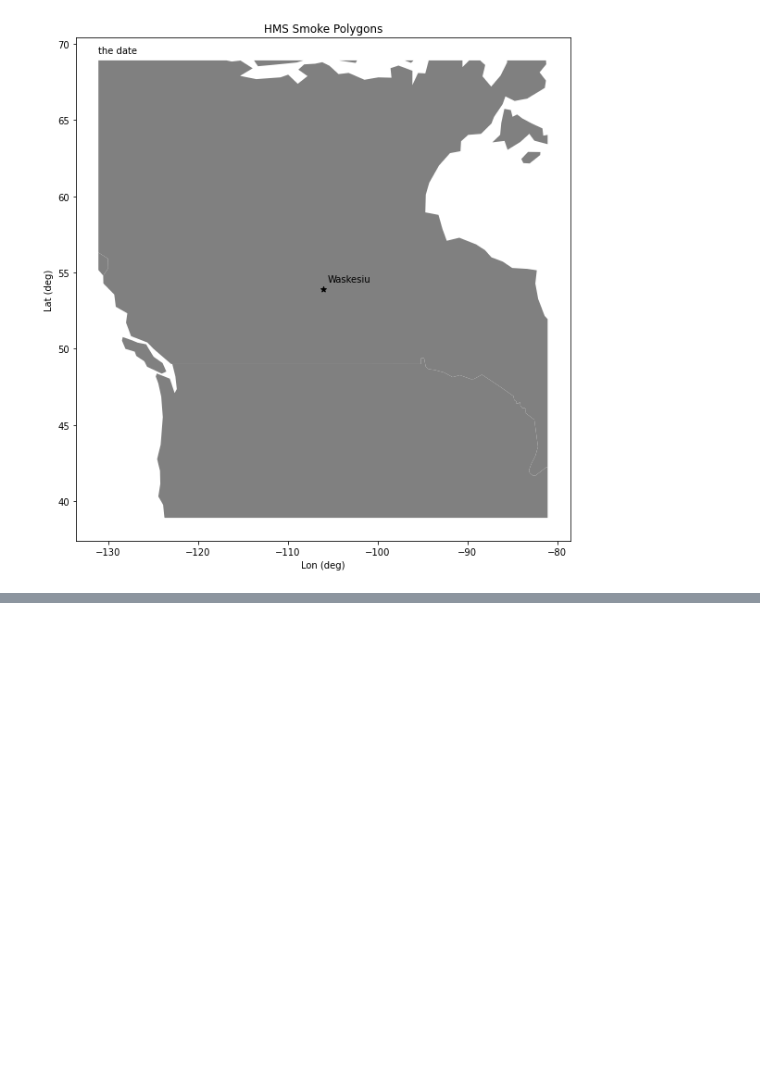
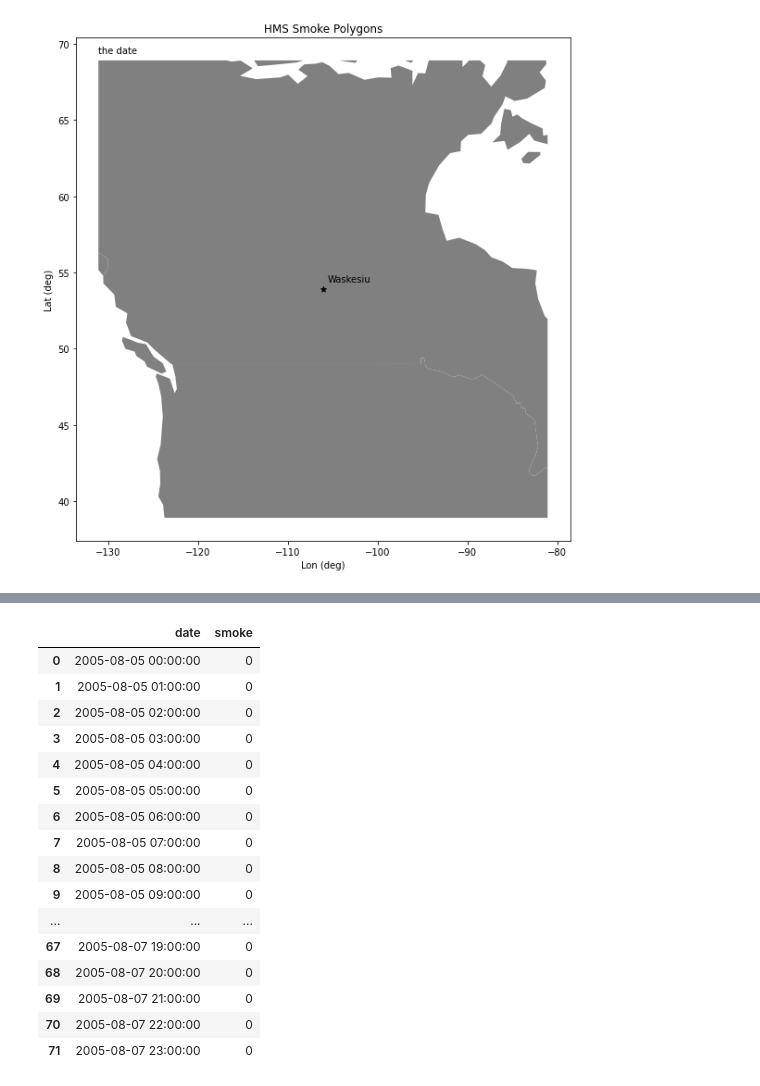
Before and after one commit to AndrewLoeppky/wildfire_drf, a Jupyter notebook: hazmap_to_timeseries.ipynb, the cells around one changed output, grey strips where cells are left out. Cells and saved outputs as stored; diff of their text form; code cells hidden in the pictures; blank space fills up the shorter version.

Commit message:
create working hazmap_to timeseries program

```diff
--- a/Untitled.ipynb
+++ b/hazmap_to_timeseries.ipynb
@@ -17,7 +18,7 @@ warnings.filterwarnings('ignore')
 # %%
 ## inputs
 date_min = pd.to_datetime("20050805")
-date_max = pd.to_datetime("20200614")
+date_max = pd.to_datetime("20050807")
 
 site_lat, site_lon = 53.91439, -106.06958
 site_name = "Waskesiu"
@@ -126,6 +127,7 @@ for date in range_dates:
     empty_file = "empty_smokefile.shp"
 
     # get_file
+    clear_output()
     try:
         file = get_file(path_to_file, date)
         print(f"Processing data from {date}")
@@ -158,6 +160,6 @@ for date in range_dates:
         smoke_df = smoke_df.append({"date": hour, "smoke": max_smoke}, ignore_index=True)
 
 # save and display the result
-smoke_df.to_csv("C:/Users/Owner/Wildfire_Smoke_Mckendry/data/out_data/hazmap_wask.csv")
+#smoke_df.to_csv("C:/Users/Owner/Wildfire_Smoke_Mckendry/data/out_data/hazmap_wask.csv")
 smoke_df
 # %% [output]
@@ -180,0 +167,17 @@ Processing data from 2005-09-05 00:00:00
+|  | date | smoke |
+| 0 | 2005-08-05 00:00:00 | 0 |
+| 1 | 2005-08-05 01:00:00 | 0 |
+| 2 | 2005-08-05 02:00:00 | 0 |
+| 3 | 2005-08-05 03:00:00 | 0 |
+| 4 | 2005-08-05 04:00:00 | 0 |
+| 5 | 2005-08-05 05:00:00 | 0 |
+| 6 | 2005-08-05 06:00:00 | 0 |
+| 7 | 2005-08-05 07:00:00 | 0 |
+| 8 | 2005-08-05 08:00:00 | 0 |
+| 9 | 2005-08-05 09:00:00 | 0 |
+| ... | ... | ... |
+| 67 | 2005-08-07 19:00:00 | 0 |
+| 68 | 2005-08-07 20:00:00 | 0 |
+| 69 | 2005-08-07 21:00:00 | 0 |
+| 70 | 2005-08-07 22:00:00 | 0 |
+| 71 | 2005-08-07 23:00:00 | 0 |
```
Also changed, not shown: parts of 2 cells of this notebook.
